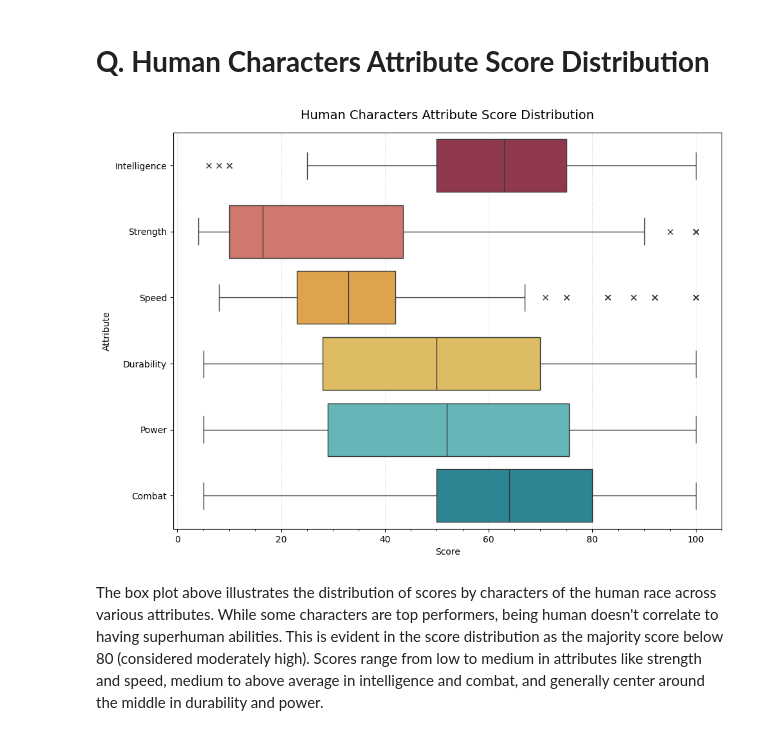
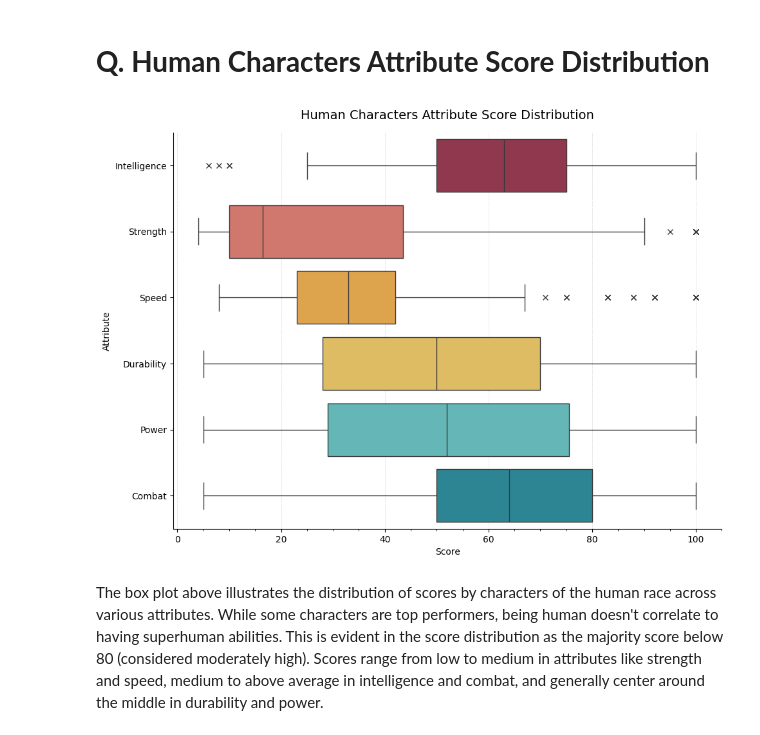
Before and after one commit to kale-kalel/Fictional-Characters-Data-Analysis, a Jupyter notebook: analysis.ipynb, the cells around one changed output. Drawn from its saved outputs; the diff is of its cells as text; code cells hidden in the pictures.

```diff
--- a/analysis.ipynb
+++ b/analysis.ipynb
@@ -192,40 +192,42 @@ plt.show()
 melted = human_df[feats].melt(var_name='Attribute', value_name='Score')
 
 # Visualization
-plt.figure(figsize=(11,8))
+fig, ax = plt.subplots(figsize=(11,8))
+ax.spines['top'].set_visible(False)
+ax.spines['right'].set_visible(False)
 sns.boxplot(
     data=melted,
     x='Score',
     y='Attribute',
     hue='Attribute',
     palette=attr_colors,
     flierprops=dict(
         marker='x',
     )
 )
 plt.title(
     'Human Characters Attribute Score Distribution',
     fontsize=14,
     pad=15
 )
 plt.minorticks_on()
 plt.xticks(
     range(0,110,5),
     minor=True
 )
 plt.yticks(
     range(0),
     minor=True
 )
 plt.grid(
     axis='x',
     linestyle='--',
     linewidth=.5,
     alpha=.5
 )
 plt.show()
 # %% [output]
-[figure, old version]
+[figure, new version]
 # %% [markdown]
 The box plot above illustrates the distribution of scores by characters of the human race across various attributes. While some characters are top performers, being human doesn't correlate to having superhuman abilities. This is evident in the score distribution as the majority score below 80 (considered moderately high). Scores range from low to medium in attributes like strength and speed, medium to above average in intelligence and combat, and generally center around the middle in durability and power.
 # %% [markdown]
```
